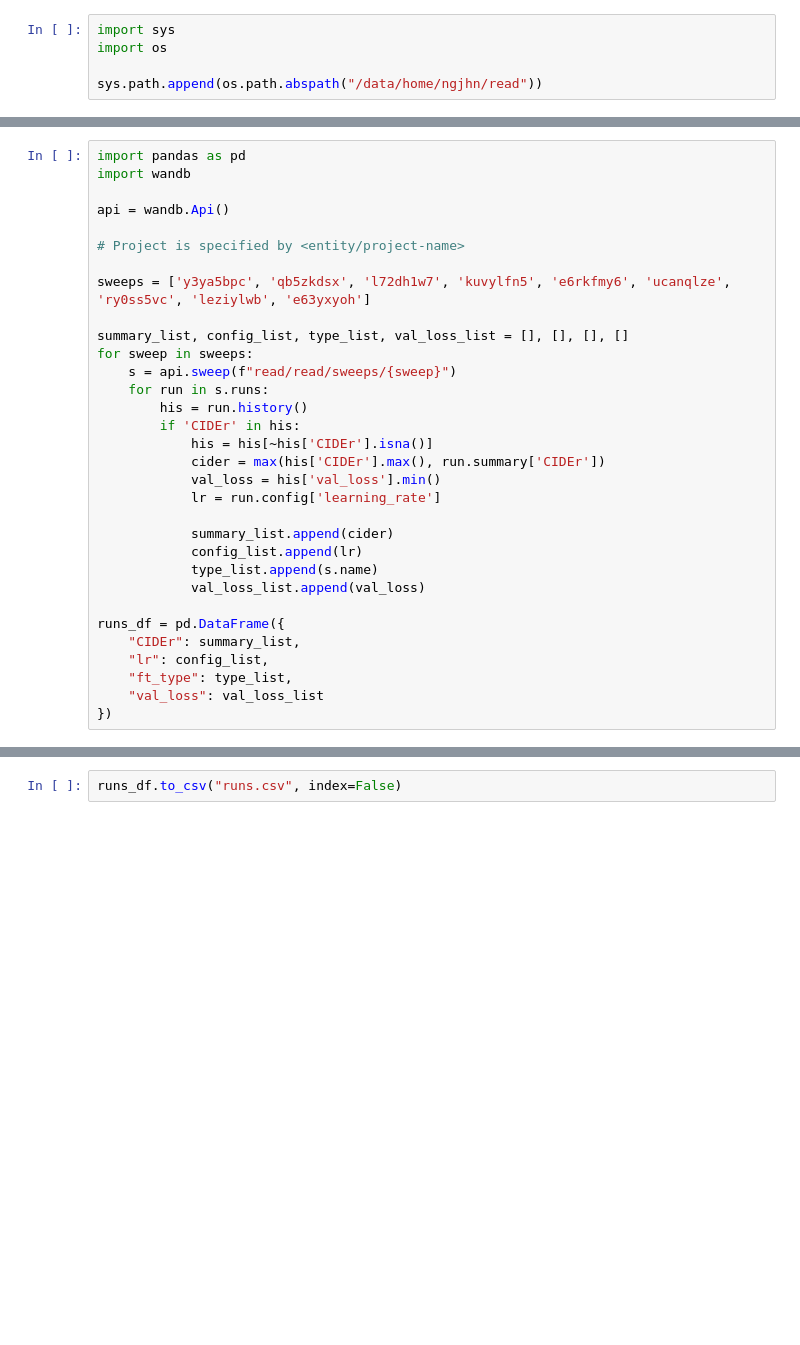
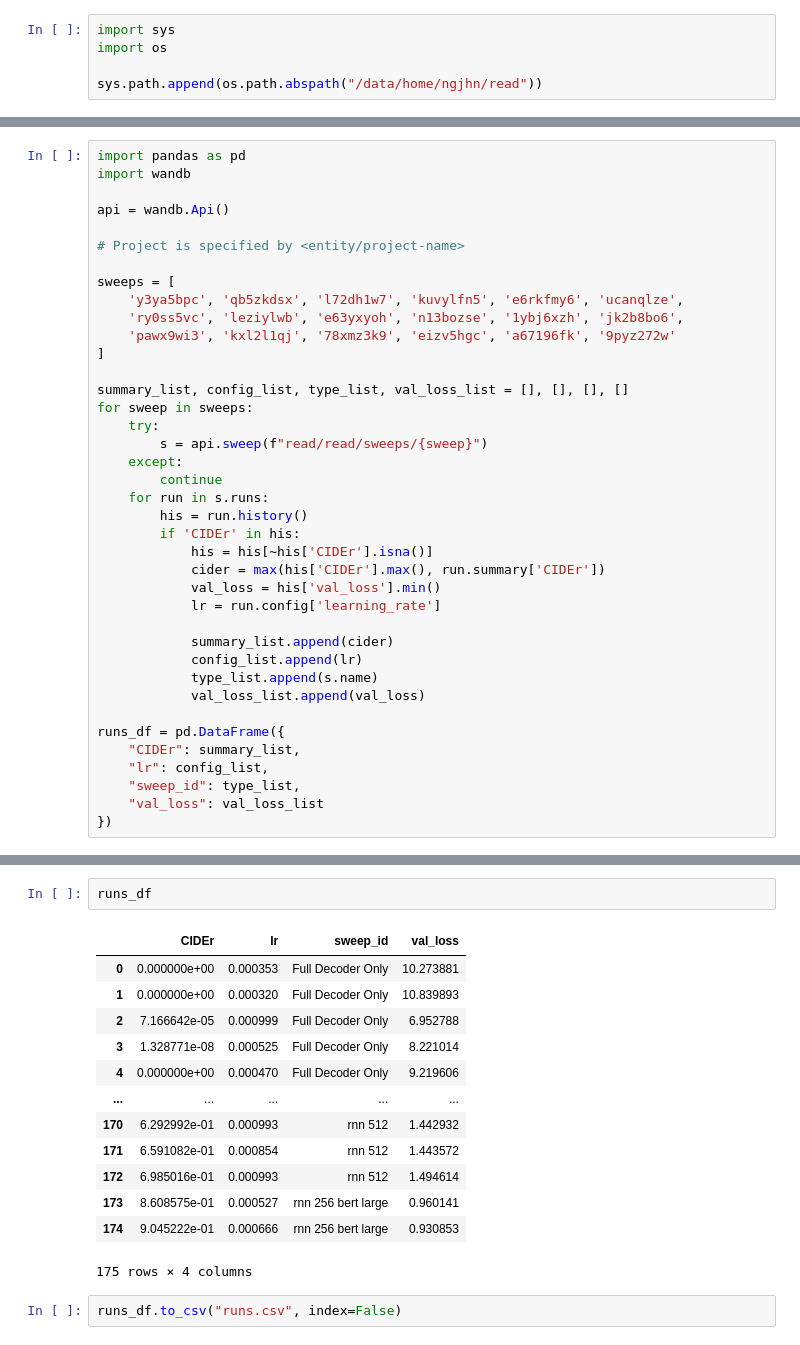
Before and after one commit to JohnlNguyen/READ, a Jupyter notebook: clip_wb.ipynb, the cells around one changed output, grey strips where cells are left out. Cells and saved outputs as stored; diff of their text form; blank space fills up the shorter version.

```diff
--- a/clip_wb.ipynb
+++ b/clip_wb.ipynb
@@ -22,11 +14,18 @@ api = wandb.Api()
 
 # Project is specified by <entity/project-name>
 
-sweeps = ['y3ya5bpc', 'qb5zkdsx', 'l72dh1w7', 'kuvylfn5', 'e6rkfmy6', 'ucanqlze', 'ry0ss5vc', 'leziylwb', 'e63yxyoh']
+sweeps = [
+    'y3ya5bpc', 'qb5zkdsx', 'l72dh1w7', 'kuvylfn5', 'e6rkfmy6', 'ucanqlze',
+    'ry0ss5vc', 'leziylwb', 'e63yxyoh', 'n13bozse', '1ybj6xzh', 'jk2b8bo6',
+    'pawx9wi3', 'kxl2l1qj', '78xmz3k9', 'eizv5hgc', 'a67196fk', '9pyz272w'
+]
 
 summary_list, config_list, type_list, val_loss_list = [], [], [], []
 for sweep in sweeps:
-    s = api.sweep(f"read/read/sweeps/{sweep}")
+    try:
+        s = api.sweep(f"read/read/sweeps/{sweep}")
+    except:
+        continue
     for run in s.runs:
         his = run.history()
         if 'CIDEr' in his:
@@ -43,6 +42,6 @@ for sweep in sweeps:
 runs_df = pd.DataFrame({
     "CIDEr": summary_list,
     "lr": config_list,
-    "ft_type": type_list,
+    "sweep_id": type_list,
     "val_loss": val_loss_list
 })
@@ -49,3 +50,19 @@ runs_df = pd.DataFrame({
+# %%
+runs_df
+# %% [output]
+|  | CIDEr | lr | sweep_id | val_loss |
+| 0 | 0.000000e+00 | 0.000353 | Full Decoder Only | 10.273881 |
+| 1 | 0.000000e+00 | 0.000320 | Full Decoder Only | 10.839893 |
+| 2 | 7.166642e-05 | 0.000999 | Full Decoder Only | 6.952788 |
+| 3 | 1.328771e-08 | 0.000525 | Full Decoder Only | 8.221014 |
+| 4 | 0.000000e+00 | 0.000470 | Full Decoder Only | 9.219606 |
+| ... | ... | ... | ... | ... |
+| 170 | 6.292992e-01 | 0.000993 | rnn 512 | 1.442932 |
+| 171 | 6.591082e-01 | 0.000854 | rnn 512 | 1.443572 |
+| 172 | 6.985016e-01 | 0.000993 | rnn 512 | 1.494614 |
+| 173 | 8.608575e-01 | 0.000527 | rnn 256 bert large | 0.960141 |
+| 174 | 9.045222e-01 | 0.000666 | rnn 256 bert large | 0.930853 |
+175 rows × 4 columns
 # %%
 runs_df.to_csv("runs.csv", index=False)
 # %%
```
Also changed, not shown: parts of 12 cells of this notebook, 4 other files.
